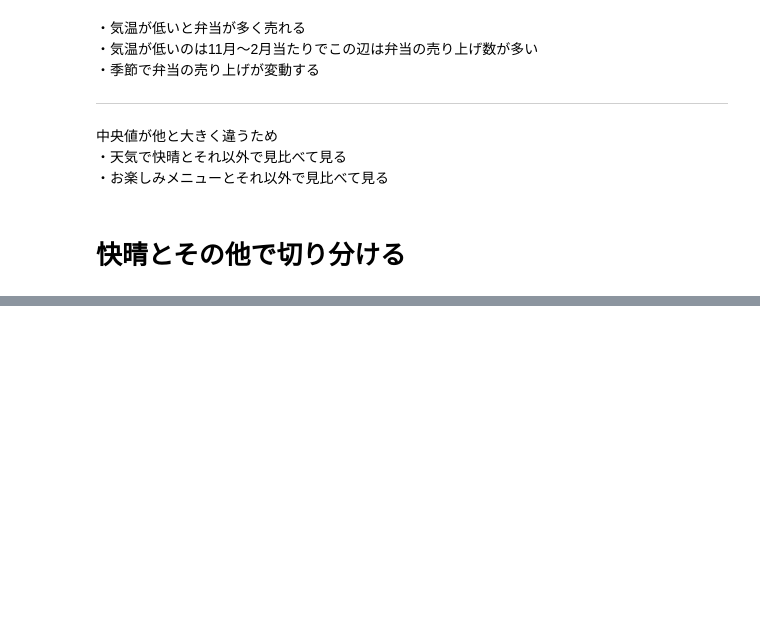
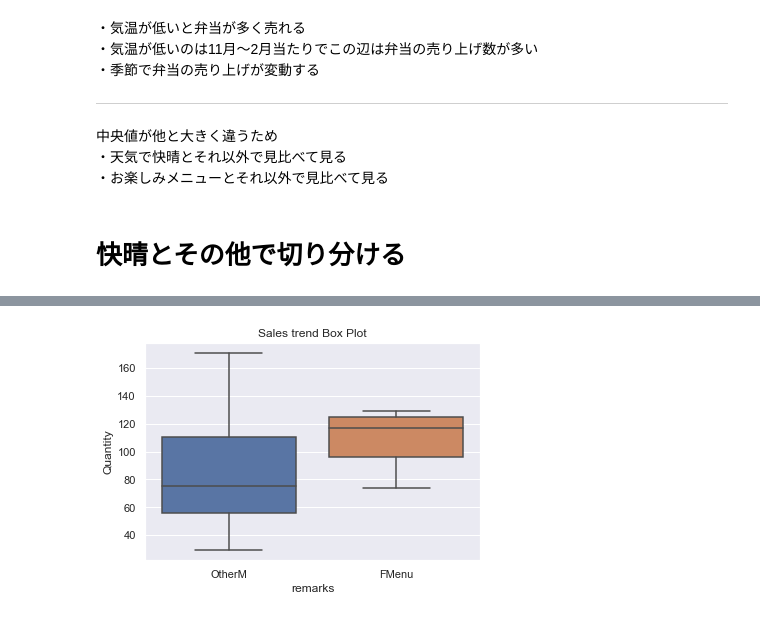
Before and after one commit to its1b3g-kteam/tsubaki_work, a Jupyter notebook: アウトプット/弁当予測/lunch.ipynb, the cells around one changed output, grey strips where cells are left out. Drawn from its saved outputs; the diff is of its cells as text; code cells hidden in the pictures; blank space fills up the shorter version.

```diff
--- a/アウトプット/弁当予測/lunch.ipynb
+++ b/アウトプット/弁当予測/lunch.ipynb
@@ -441,0 +459,15 @@ plt.show()
+# %%
+by_weather_list.loc[by_weather_list["remarks"] == "FMenu","remarks"] = "FMenu"
+by_weather_list.loc[by_weather_list["remarks"] == "spMenu","remarks"] = "OtherM"
+by_weather_list.loc[by_weather_list["remarks"] == "HoMenu","remarks"] = "OtherM"
+by_weather_list.loc[by_weather_list["remarks"] == "sp800","remarks"] = "OtherM"
+by_weather_list.loc[by_weather_list["remarks"] == "LeAndCu","remarks"] = "OtherM"
+by_weather_list.loc[by_weather_list["remarks"] == "PoAndCu","remarks"] = "OtherM"
+by_weather_list.loc[by_weather_list["remarks"] == "Not","remarks"] = "OtherM"
+# %%
+sns.boxplot(by_weather_list["remarks"],by_weather_list["y"])
+plt.title("Sales trend Box Plot")
+plt.ylabel("Quantity")
+plt.show()
+# %% [output]
+[figure, added]
```
Also changed, not shown: parts of 3 cells of this notebook.
